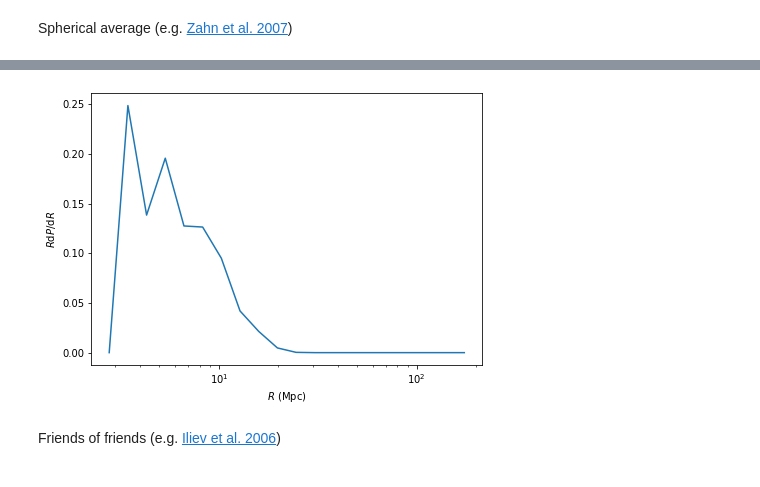
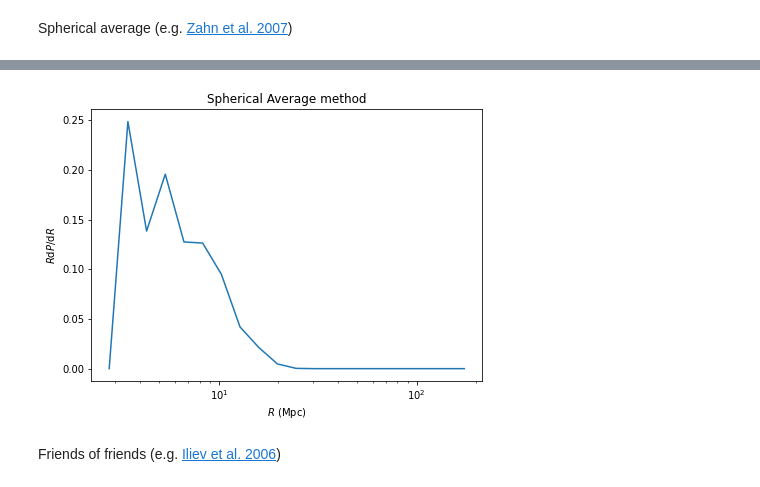
Before and after one commit to sambit-giri/tools21cm, a Jupyter notebook: docs/examples/tutorials.ipynb, the cells around one changed output, grey strips where cells are left out. Saved outputs shown, nothing was run; the diff lists cells and outputs as text; code cells hidden in the pictures.

```diff
--- a/docs/examples/tutorials.ipynb
+++ b/docs/examples/tutorials.ipynb
@@ -251,14 +252,14 @@ Comepleted 100.0 %
 # %%
 plt.rcParams['figure.figsize'] = [7, 5]
 
 plt.semilogx(r_spa, dn_spa)
 
 plt.xlabel('$R$ (Mpc)')
 plt.ylabel('$R\mathrm{d}P/\mathrm{d}R$')
-
+plt.title('Spherical Average method')
 plt.show()
 # %% [output]
-[figure, old version]
+[figure, new version]
 # %% [markdown]
 Friends of friends (e.g. [Iliev et al. 2006](https://ui.adsabs.harvard.edu/abs/2006MNRAS.369.1625I/abstract))
 # %%
```
Also changed, not shown: parts of 4 cells of this notebook.
